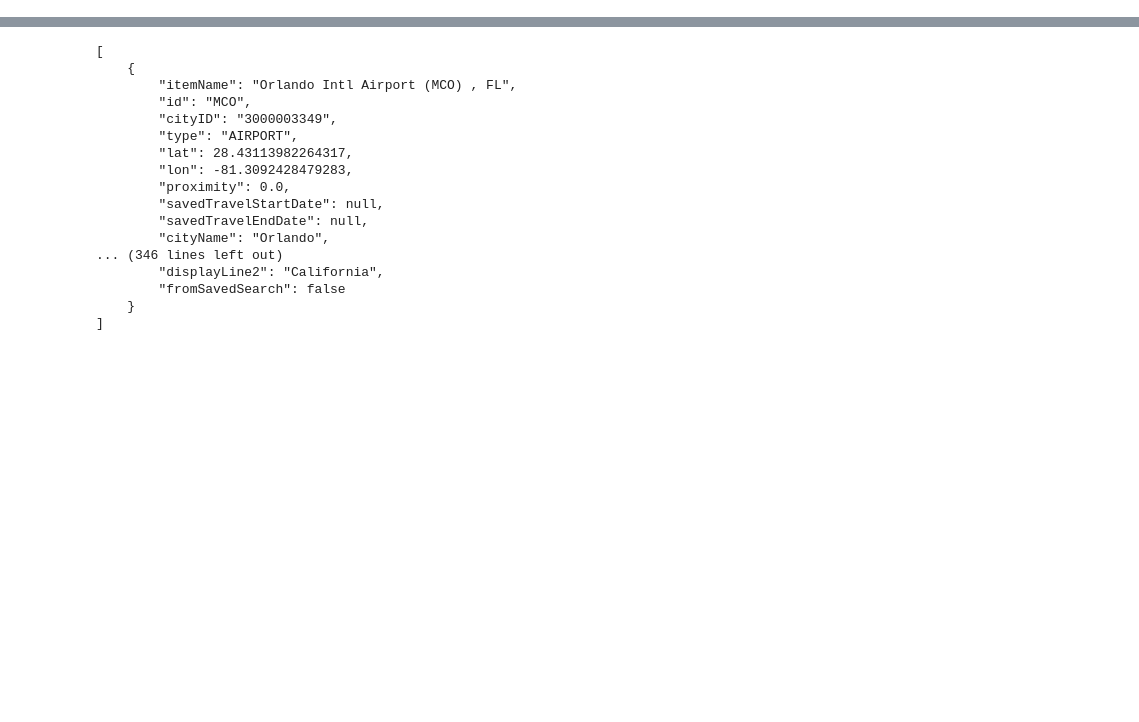
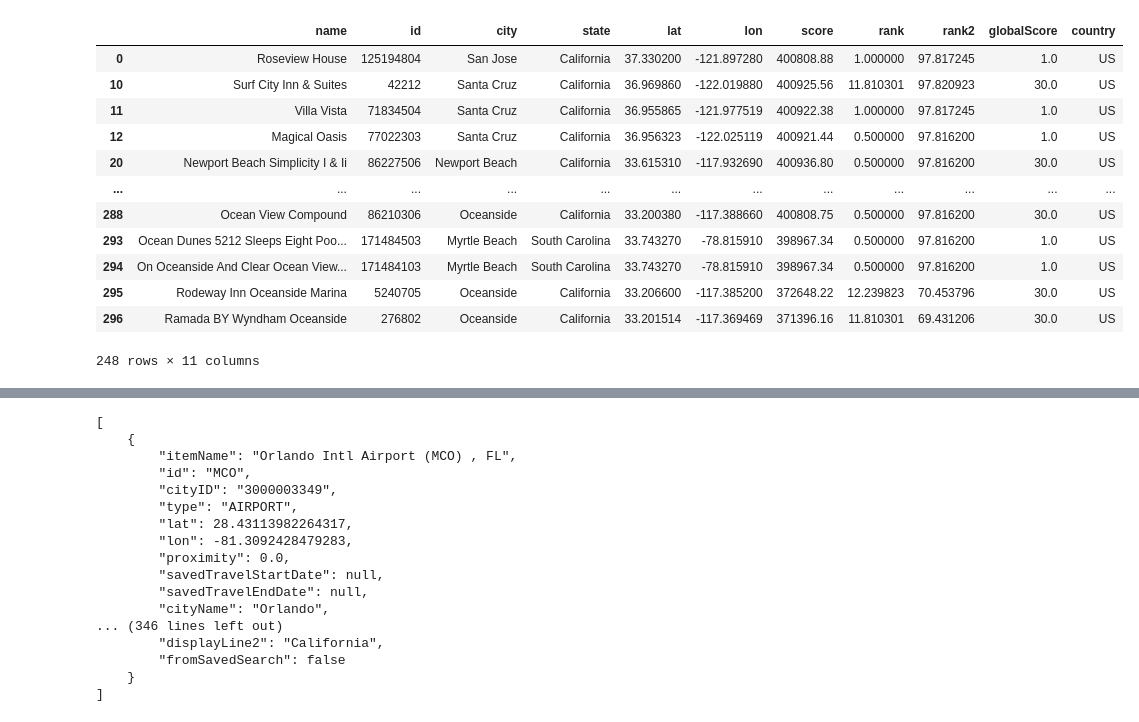
Before and after one commit to tayloresque/Project3_Group4, a Jupyter notebook: vacation_map copy.ipynb, the cells around one changed output, grey strips where cells are left out. Saved outputs shown, nothing was run; the diff lists cells and outputs as text; code cells hidden in the pictures; blank space fills up the shorter version.

```diff
--- a/vacation_map copy.ipynb
+++ b/vacation_map copy.ipynb
@@ -99,0 +102,6 @@ hotel_data_select.head()
+# %%
+# Concatenate all DataFrames in the list into a single DataFrame
+final_df = pd.concat(dfs, ignore_index=True)
+
+# Print the final DataFrame
+final_df
@@ -100,3 +122,53 @@ hotel_data_select.head()
+# %%
+final_df['name'] = final_df['displayLine1']
+final_df['city'] = final_df['displayLine2'].str.split(',').str[0]
+final_df['state'] = final_df['displayLine2'].str.split(',').str[1]
+
+column_to_select = ['name',
+                    'id',
+                    'city',
+                    'state',
+                    'lat',
+                    'lon',
+                    'score',
+                    'rank',
+                    'rank2',
+                    'globalScore',
+                    'country'
+                    ]
+
+# Drop rows where a certain value is present in a specific column
+values_to_keep = 'US'  # Replace with the value you want to drop
+column_to_check = 'country'   # Replace with the column name
+
+filtered_df_country = final_df[final_df[column_to_check] == values_to_keep]
+
+# Drop rows where a certain value is present in a specific column
+values_to_keep = 'HOTEL'  # Replace with the value you want to drop
+column_to_check = 'type'   # Replace with the column name
+
+filtered_df_type = filtered_df_country[filtered_df_country[column_to_check] == values_to_keep]
+
+hotel_data_select = filtered_df_type[column_to_select]
+
+# Drop duplicates based on the 'id' column, keeping the first occurrence
+hotel_data_select = hotel_data_select.drop_duplicates(subset=['id'], keep='first')
+
+hotel_data_select
+# %% [output]
+|  | name | id | city | state | lat | lon | score | rank | rank2 | globalScore | country |
+| 0 | Roseview House | 125194804 | San Jose | California | 37.330200 | -121.897280 | 400808.88 | 1.000000 | 97.817245 | 1.0 | US |
+| 10 | Surf City Inn & Suites | 42212 | Santa Cruz | California | 36.969860 | -122.019880 | 400925.56 | 11.810301 | 97.820923 | 30.0 | US |
+| 11 | Villa Vista | 71834504 | Santa Cruz | California | 36.955865 | -121.977519 | 400922.38 | 1.000000 | 97.817245 | 1.0 | US |
+| 12 | Magical Oasis | 77022303 | Santa Cruz | California | 36.956323 | -122.025119 | 400921.44 | 0.500000 | 97.816200 | 1.0 | US |
+| 20 | Newport Beach Simplicity I & Ii | 86227506 | Newport Beach | California | 33.615310 | -117.932690 | 400936.80 | 0.500000 | 97.816200 | 30.0 | US |
+| ... | ... | ... | ... | ... | ... | ... | ... | ... | ... | ... | ... |
+| 288 | Ocean View Compound | 86210306 | Oceanside | California | 33.200380 | -117.388660 | 400808.75 | 0.500000 | 97.816200 | 30.0 | US |
+| 293 | Ocean Dunes 5212 Sleeps Eight Poo... | 171484503 | Myrtle Beach | South Carolina | 33.743270 | -78.815910 | 398967.34 | 0.500000 | 97.816200 | 1.0 | US |
+| 294 | On Oceanside And Clear Ocean View... | 171484103 | Myrtle Beach | South Carolina | 33.743270 | -78.815910 | 398967.34 | 0.500000 | 97.816200 | 1.0 | US |
+| 295 | Rodeway Inn Oceanside Marina | 5240705 | Oceanside | California | 33.206600 | -117.385200 | 372648.22 | 12.239823 | 70.453796 | 30.0 | US |
+| 296 | Ramada BY Wyndham Oceanside | 276802 | Oceanside | California | 33.201514 | -117.369469 | 371396.16 | 11.810301 | 69.431206 | 30.0 | US |
+248 rows × 11 columns
 # %%
 hotel_data_select.dtypes
 # %% [output]
```
Also changed, not shown: parts of 23 cells of this notebook, 13 other files.
